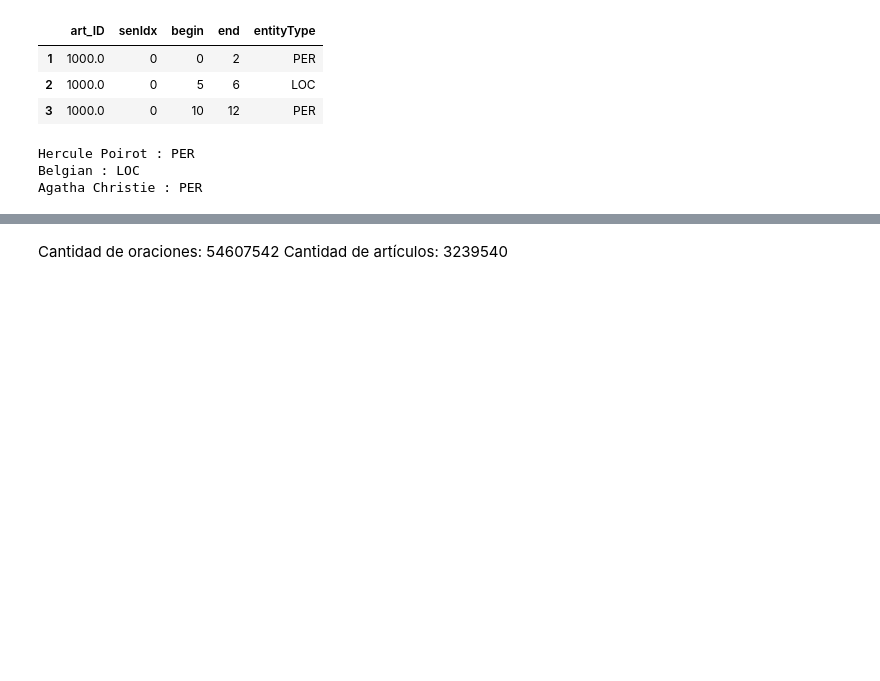
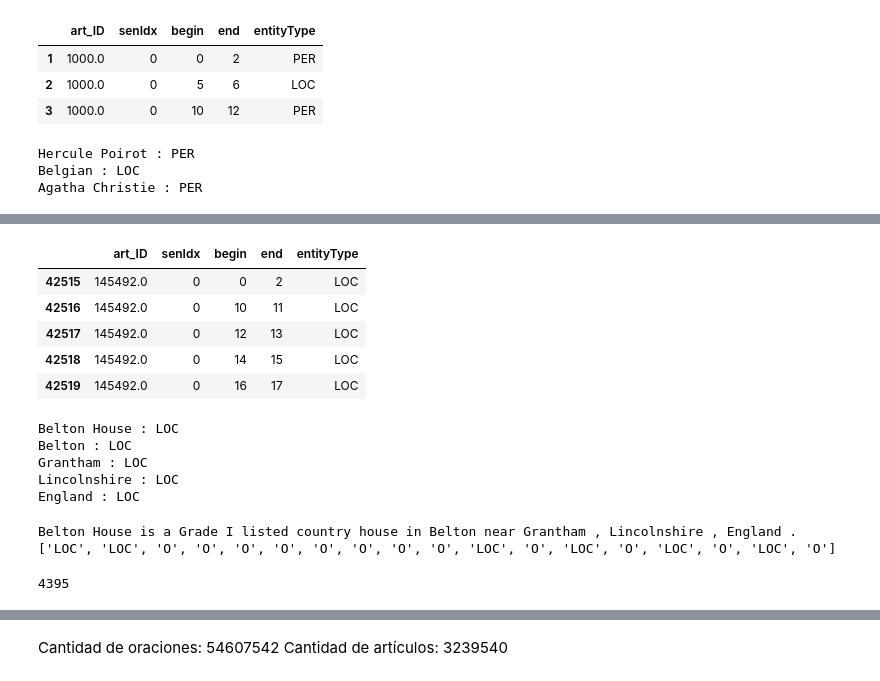
Before and after one commit to emikokic/thesis, a Jupyter notebook: analysis_preprocesing.ipynb, the cells around one changed output, grey strips where cells are left out. Saved outputs shown, nothing was run; the diff lists cells and outputs as text; code cells hidden in the pictures; blank space fills up the shorter version.

```diff
--- a/analysis_preprocesing.ipynb
+++ b/analysis_preprocesing.ipynb
@@ -450,0 +471,23 @@ FileNotFoundError: [Errno 2] No such file or directory: './doc_77'
+# %%
+coarseNE_77 = pd.read_pickle('./corpus_WiNER/coarseNE_df/coarseNE_77')
+# %%
+art_entities = coarseNE_77[coarseNE_77.art_ID == 145492]
+sen_entities_0 = art_entities[art_entities.senIdx == 0]
+sen_entities_0
+# art_entities.head(20)
+# %% [output]
+|  | art_ID | senIdx | begin | end | entityType |
+| 42515 | 145492.0 | 0 | 0 | 2 | LOC |
+| 42516 | 145492.0 | 0 | 10 | 11 | LOC |
+| 42517 | 145492.0 | 0 | 12 | 13 | LOC |
+| 42518 | 145492.0 | 0 | 14 | 15 | LOC |
+| 42519 | 145492.0 | 0 | 16 | 17 | LOC |
+# %%
+for idx, row in sen_entities_0.iterrows():
+    print('{} : {}'.format(' '.join(dec_sentence[row['begin']:row['end']]), row['entityType']))
+# %% [output]
+Belton House : LOC
+Belton : LOC
+Grantham : LOC
+Lincolnshire : LOC
+England : LOC
@@ -450,0 +509,6 @@ FileNotFoundError: [Errno 2] No such file or directory: './doc_77'
+# %%
+print(' '.join(dec_sentence))
+print(senEntities_toList(sen_entities_0, 18))
+# %% [output]
+Belton House is a Grade I listed country house in Belton near Grantham , Lincolnshire , England .
+['LOC', 'LOC', 'O', 'O', 'O', 'O', 'O', 'O', 'O', 'O', 'LOC', 'O', 'LOC', 'O', 'LOC', 'O', 'LOC', 'O']
@@ -451 +531,10 @@ FileNotFoundError: [Errno 2] No such file or directory: './doc_77'
+# %%
+article = doc77_df[doc77_df.art_ID == 145492]
+article = article.reset_index(drop=True)
+article['sen_length'] = article['sentence'].map(lambda x: len(x))
+art_entities = coarseNE_77[coarseNE_77.art_ID == 145492]
+lista_entidades = artEntities_toList(article, art_entities)
+len(lista_entidades)
+# %% [output]
+4395
 # %%
```
Also changed, not shown: parts of 32 cells of this notebook, 2 other files.
